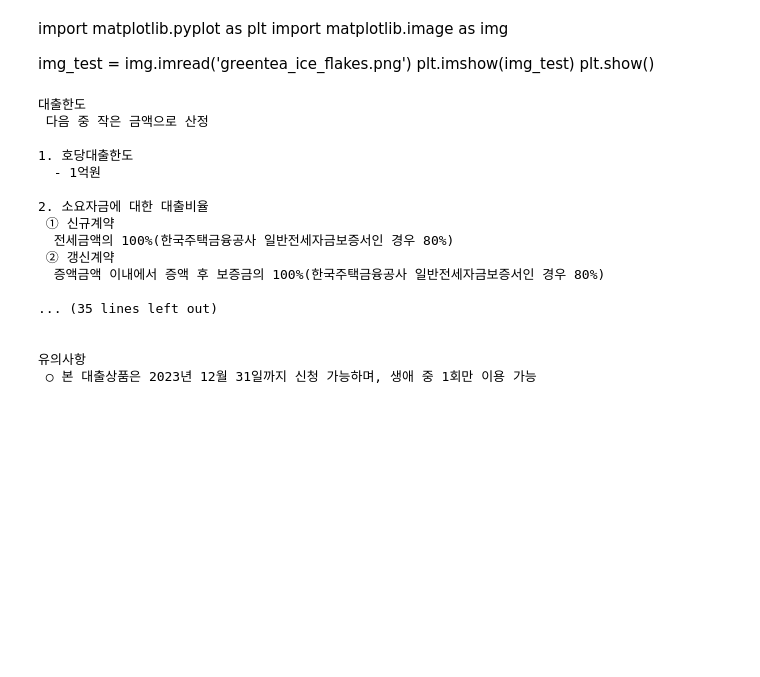
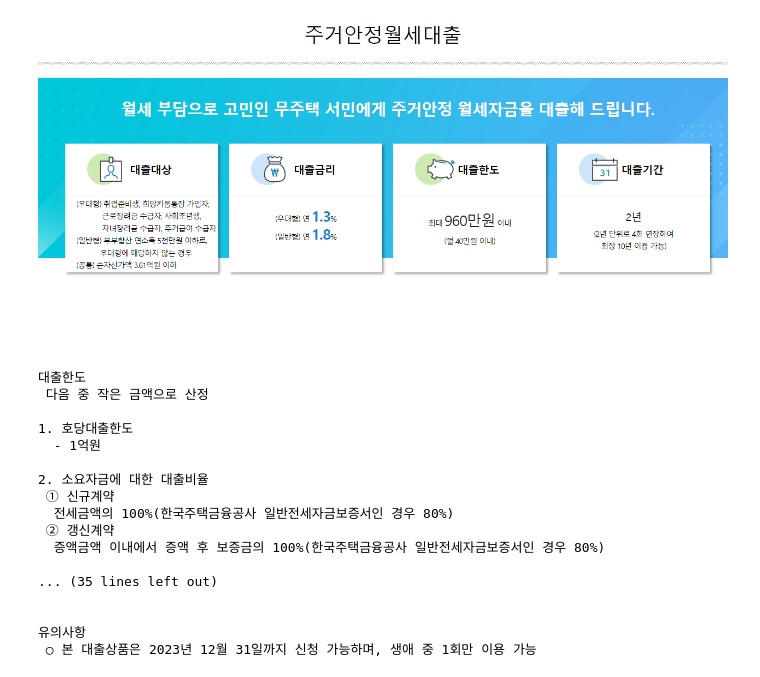
Before and after one commit to MinJun1998/Chatbot_Project, a Jupyter notebook: 윤금성/대출.ipynb, the cells around one changed output. Drawn from its saved outputs; the diff is of its cells as text; code cells hidden in the pictures; blank space fills up the shorter version.

```diff
--- a/윤금성/대출.ipynb
+++ b/윤금성/대출.ipynb
@@ -1,16 +1,11 @@
 # %%
 from PIL import Image
 from PIL import ImageDraw
-# %% [markdown]
-import matplotlib.pyplot as plt
-import matplotlib.image as img
-
-img_test = img.imread('greentea_ice_flakes.png')
-plt.imshow(img_test)
-plt.show()
 # %%
 img1 = Image.open('data/img/주거안정월세대출.png')
-draw = ImageDraw.Draw(img1)
+img1
+# %% [output]
+[figure, added]
 # %%
 중소기업청년전월세보증금대출 = '대출한도\n 다음 중 작은 금액으로 산정\n\n1. 호당대출한도\n  - 1억원\n\n2. 소요자금에 대한 대출비율\n ① 신규계약\n  전세금액의 100%(한국주택금융공사 일반전세자금보증서인 경우 80%)\n ② 갱신계약\n  증액금액 이내에서 증액 후 보증금의 100%(한국주택금융공사 일반전세자금보증서인 경우 80%)\n\n3. 담보별 대출한도\n ① 한국주택금융공사 전세대출보증 : 해당 보증 규정에 따름\n ② 주택도시보증공사 전세금안심대출보증 : 해당 보증 규정에 따름\n\n※ 1년미만 재직자의 경우 대출한도가 2천만원 이하로 제한될 수 있음\n\n\n대출금리\n - 연 1.5%\n※ 단, 1회 연장 시 당초 대출조건 미충족자로 확인되거나 대출 기간 4년 종료에 따라 2회 연장 취급시 부터 버팀목전세대출 기본 금리(변동금리)를 적용\n※ 자산심사 부적격자의 경우 가산금리가 부과\n  - 1천만원 이하로 초과한 경우 : 경미금리 0.1%p 부과\n  - 1천만원 초과로 초과된 경우 : 당초 금리에 2.0%p 가산금리 부과\n  - 대출실행이 완료된 경우 가산금리부과\n  - 대출실행 전인 경우 대출불가\n  - 우대금리 적용, 상환방법 변경 등 대출조건 변경 불가\n\n\n이용기간\n2년(4회 연장하여 최장 10년 가능)\n  - 주택도시보증공사 전세금안심대출 보증서 : 최대 2년 1개월(4회 연장하여 최장 10년 5개월 가능)\n  - 최장 10년 이용 후 연장시점 기준 미성년 1자녀당 2년 추가(최장 20년 이용 가능)\n상환 방법\n일시상환\n\n\n담보취득 \n아래 중 하나 선택\n1. 한국주택금융공사 전세대출보증\n2. 주택도시보증공사 전세금안심대출보증\n\n\n 대출취급영업점\n 임차대상주택이 소재한 도내 영업점에서 취급이 원칙\n  - 단, 특별시,광역시는 동 시가 접한 도(특별시, 광역시 포함)와 동일지역으로 운용하고 영업점이 타 도 인접지역에 위치한 경우 타 도의 인접 시,군까지 취급 \n\n\n유의사항\n ○ 본 대출상품은 2023년 12월 31일까지 신청 가능하며, 생애 중 1회만 이용 가능'
 print(중소기업청년전월세보증금대출)
```
